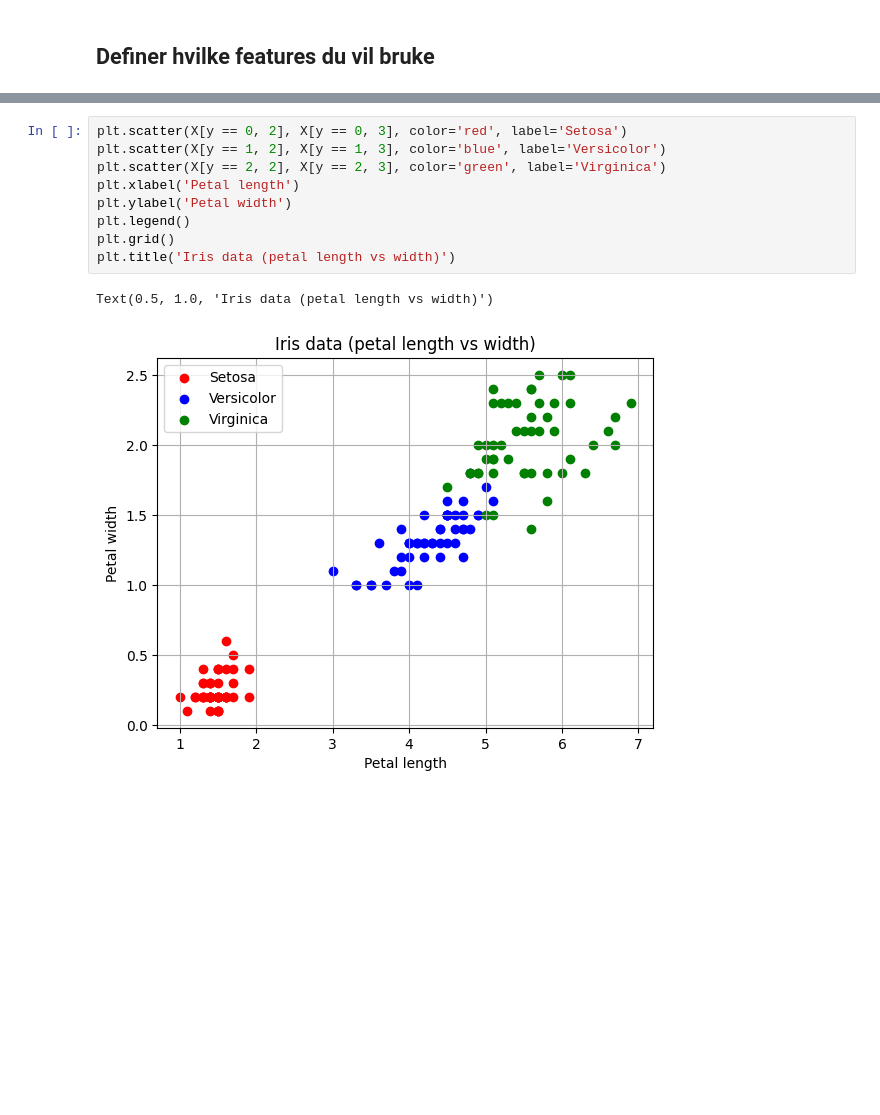
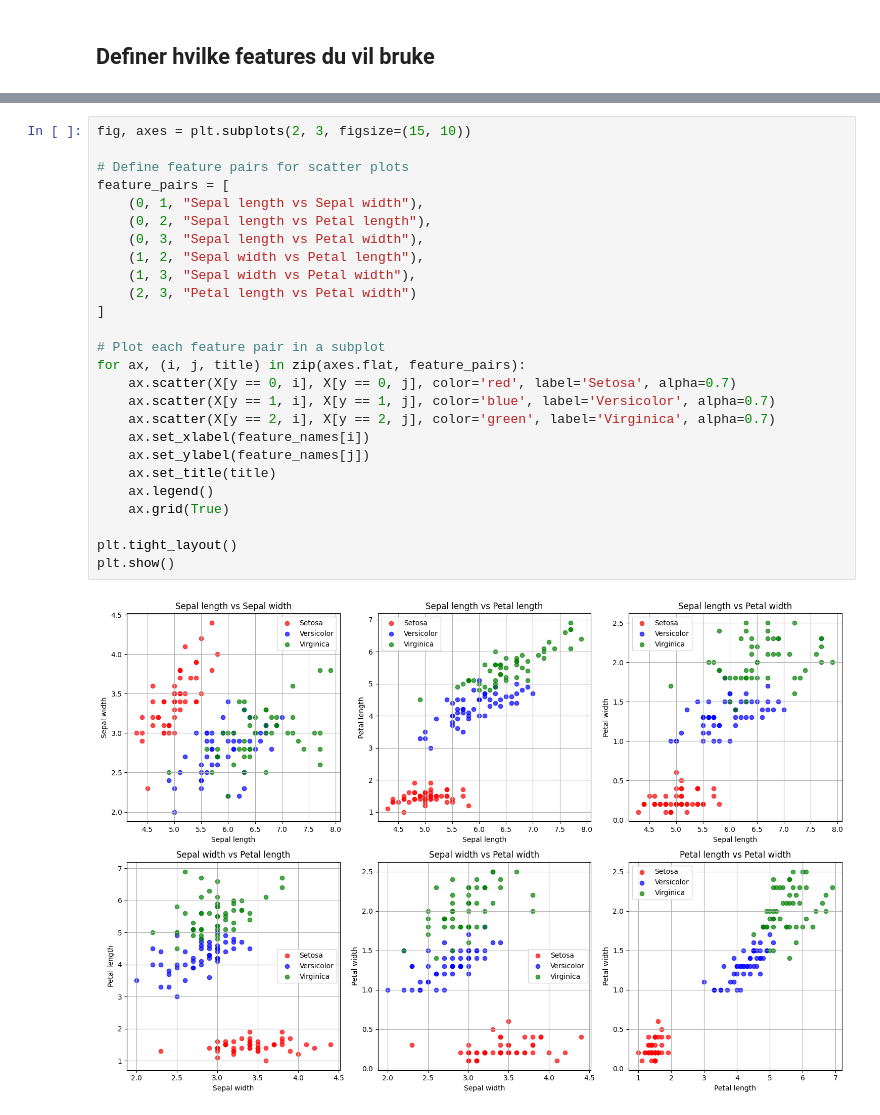
Before and after one commit to trulsostvedt/TTT4175-Estimation-Detection-and-Classification, a Jupyter notebook: Iris/Iris_task.ipynb, the cells around one changed output, grey strips where cells are left out. Drawn from its saved outputs; the diff is of its cells as text; blank space fills up the shorter version.

```diff
--- a/Iris/Iris_task.ipynb
+++ b/Iris/Iris_task.ipynb
@@ -287,15 +287,31 @@ plt.tight_layout()
 plt.show()
 # %% [output]
 [figure]
-# %%
-plt.scatter(X[y == 0, 2], X[y == 0, 3], color='red', label='Setosa')
-plt.scatter(X[y == 1, 2], X[y == 1, 3], color='blue', label='Versicolor')
-plt.scatter(X[y == 2, 2], X[y == 2, 3], color='green', label='Virginica')
-plt.xlabel('Petal length')
-plt.ylabel('Petal width')
-plt.legend()
-plt.grid()
-plt.title('Iris data (petal length vs width)')
-# %% [output]
-Text(0.5, 1.0, 'Iris data (petal length vs width)')
-[figure, removed]
+# %%
+fig, axes = plt.subplots(2, 3, figsize=(15, 10))
+
+# Define feature pairs for scatter plots
+feature_pairs = [
+    (0, 1, "Sepal length vs Sepal width"),
+    (0, 2, "Sepal length vs Petal length"),
+    (0, 3, "Sepal length vs Petal width"),
+    (1, 2, "Sepal width vs Petal length"),
+    (1, 3, "Sepal width vs Petal width"),
+    (2, 3, "Petal length vs Petal width")
+]
+
+# Plot each feature pair in a subplot
+for ax, (i, j, title) in zip(axes.flat, feature_pairs):
+    ax.scatter(X[y == 0, i], X[y == 0, j], color='red', label='Setosa', alpha=0.7)
+    ax.scatter(X[y == 1, i], X[y == 1, j], color='blue', label='Versicolor', alpha=0.7)
+    ax.scatter(X[y == 2, i], X[y == 2, j], color='green', label='Virginica', alpha=0.7)
+    ax.set_xlabel(feature_names[i])
+    ax.set_ylabel(feature_names[j])
+    ax.set_title(title)
+    ax.legend()
+    ax.grid(True)
+
+plt.tight_layout()
+plt.show()
+# %% [output]
+[figure, added]
```
Also changed, not shown: parts of 1 cell of this notebook.
